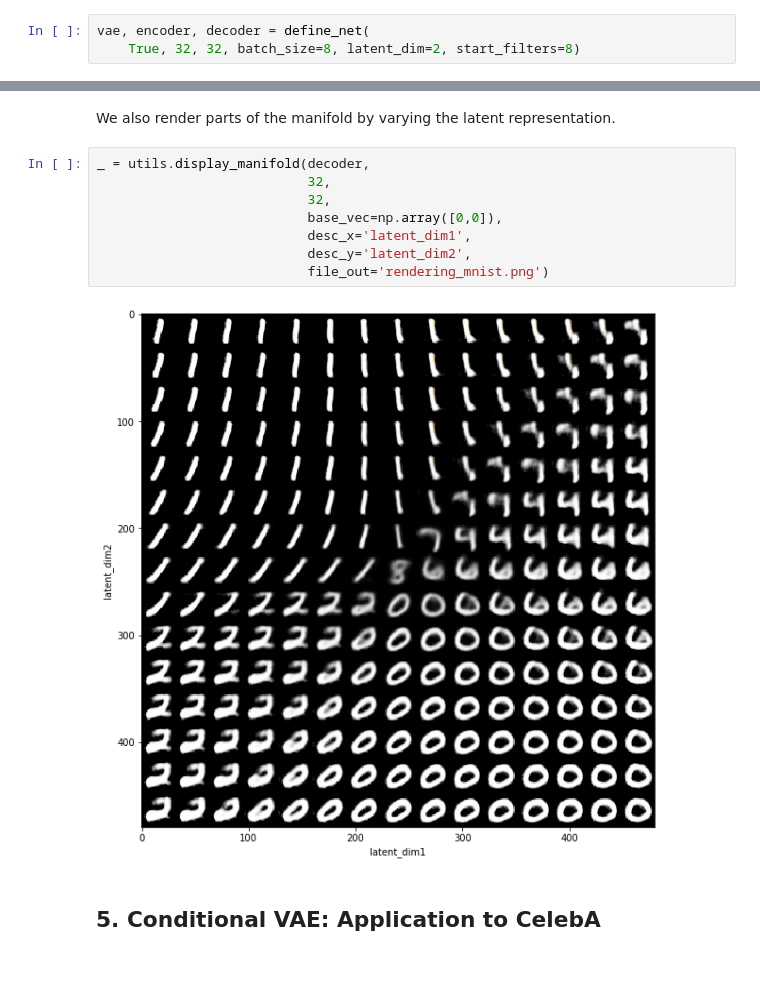
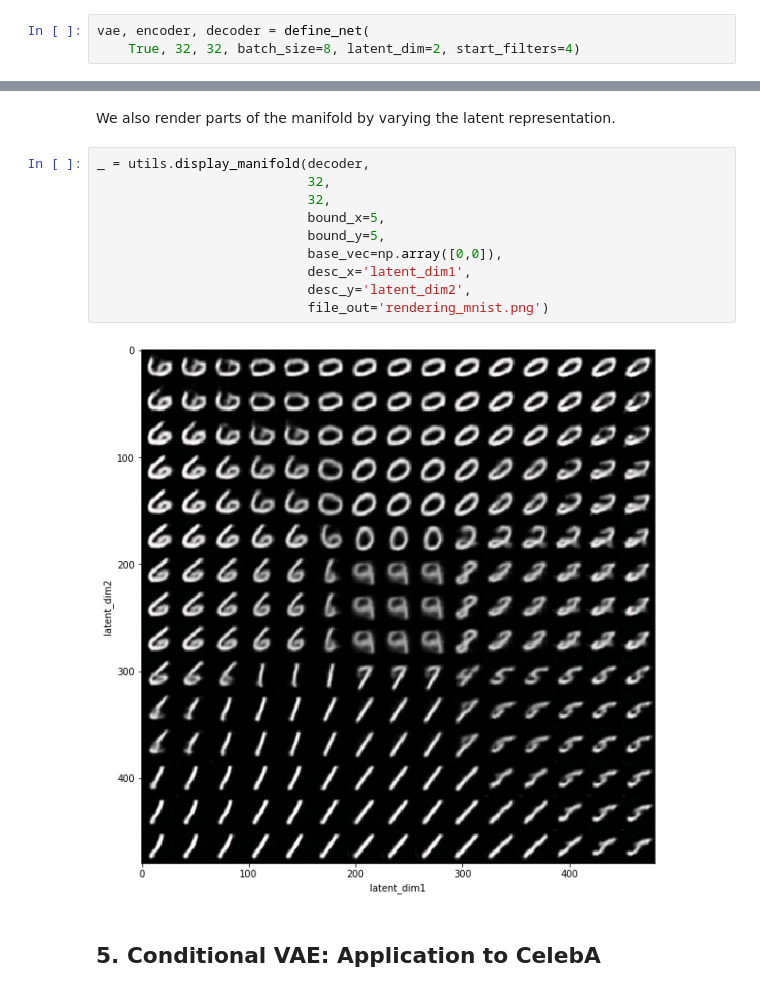
Before and after one commit to Harvard-IACS/2019-computefest, a Jupyter notebook: Wednesday/auto_encoder/VAE.ipynb, the cells around one changed output, grey strips where cells are left out. Drawn from its saved outputs; the diff is of its cells as text.

```diff
--- a/Wednesday/auto_encoder/VAE.ipynb
+++ b/Wednesday/auto_encoder/VAE.ipynb
@@ -278,5 +278,5 @@ Clipping input data to the valid range for imshow with RGB data ([0..1] for floa
 First, we define the VAE network using the definitions above, then we train it for a single epoch:
 # %%
 vae, encoder, decoder = define_net(
-    True, 32, 32, batch_size=8, latent_dim=2, start_filters=8)
+    True, 32, 32, batch_size=8, latent_dim=2, start_filters=4)
 # %% [output]
@@ -304,13 +304,15 @@ We also render parts of the manifold by varying the latent representation.
 # %%
 _ = utils.display_manifold(decoder,
                            32,
                            32,
+                           bound_x=5,
+                           bound_y=5,
                            base_vec=np.array([0,0]),
                            desc_x='latent_dim1',
                            desc_y='latent_dim2',
                            file_out='rendering_mnist.png')
 # %% [output]
-[figure, old version]
+[figure, new version]
 # %% [markdown]
 ## 5. Conditional VAE: Application to CelebA
 # %% [markdown]
```
Also changed, not shown: parts of 20 cells of this notebook, 1 other file.
